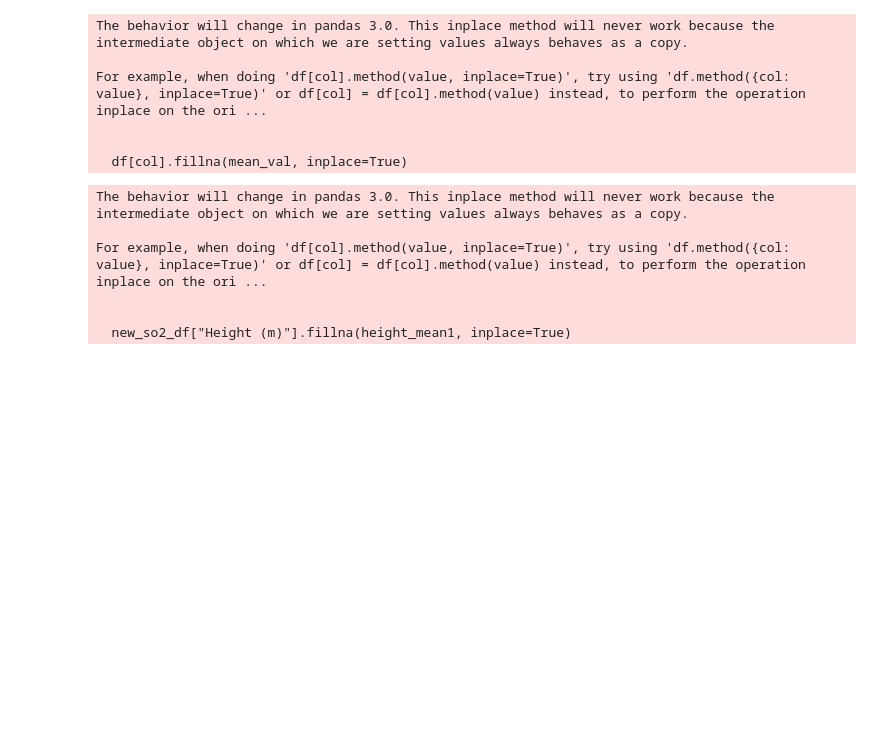
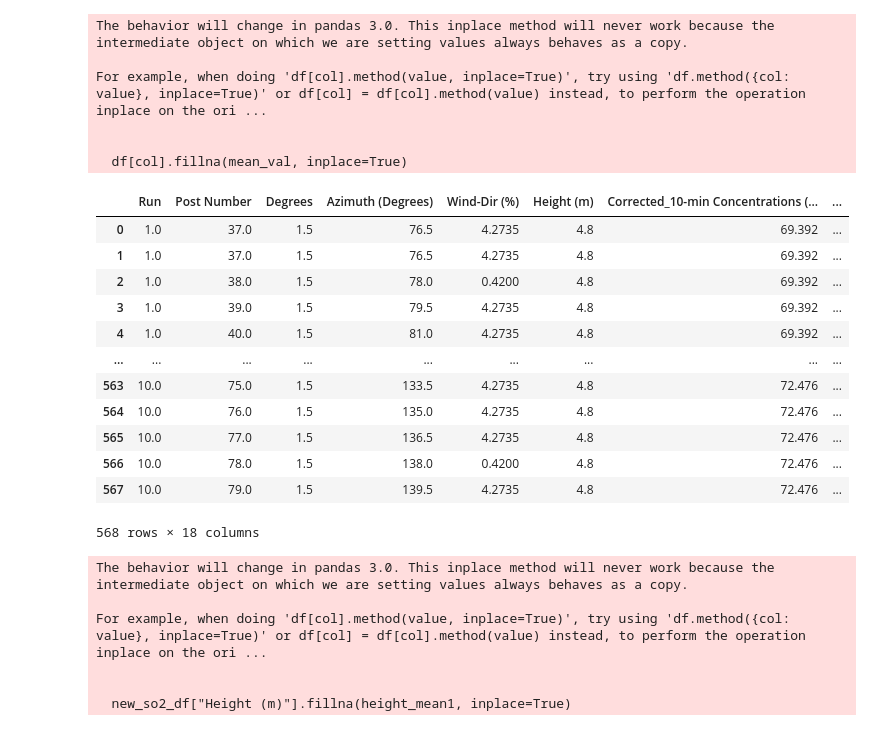
Before and after one commit to gviglione/DataAnalyticsProject, a Jupyter notebook: src/proof_run.ipynb, the cells around one changed output. Drawn from its saved outputs; the diff is of its cells as text; code cells hidden in the pictures; blank space fills up the shorter version.

```diff
--- a/src/proof_run.ipynb
+++ b/src/proof_run.ipynb
@@ -491,6 +494,22 @@ For example, when doing 'df[col].method(value, inplace=True)', try using 'df.met
 
 
   df[col].fillna(mean_val, inplace=True)
+# %%
+new_so2_df
+# %% [output]
+|  | Run | Post Number | Degrees | Azimuth (Degrees) | Wind-Dir (%) | Height (m) | Corrected_10-min Concentrations (... | ... |
+| 0 | 1.0 | 37.0 | 1.5 | 76.5 | 4.2735 | 4.8 | 69.392 | ... |
+| 1 | 1.0 | 37.0 | 1.5 | 76.5 | 4.2735 | 4.8 | 69.392 | ... |
+| 2 | 1.0 | 38.0 | 1.5 | 78.0 | 0.4200 | 4.8 | 69.392 | ... |
+| 3 | 1.0 | 39.0 | 1.5 | 79.5 | 4.2735 | 4.8 | 69.392 | ... |
+| 4 | 1.0 | 40.0 | 1.5 | 81.0 | 4.2735 | 4.8 | 69.392 | ... |
+| ... | ... | ... | ... | ... | ... | ... | ... | ... |
+| 563 | 10.0 | 75.0 | 1.5 | 133.5 | 4.2735 | 4.8 | 72.476 | ... |
+| 564 | 10.0 | 76.0 | 1.5 | 135.0 | 4.2735 | 4.8 | 72.476 | ... |
+| 565 | 10.0 | 77.0 | 1.5 | 136.5 | 4.2735 | 4.8 | 72.476 | ... |
+| 566 | 10.0 | 78.0 | 1.5 | 138.0 | 0.4200 | 4.8 | 72.476 | ... |
+| 567 | 10.0 | 79.0 | 1.5 | 139.5 | 4.2735 | 4.8 | 72.476 | ... |
+568 rows × 18 columns
 # %%
 cifre_significative2 = 2  ##tutte es 9.2
 
```
Also changed, not shown: parts of 5 cells of this notebook, 4 other files.
